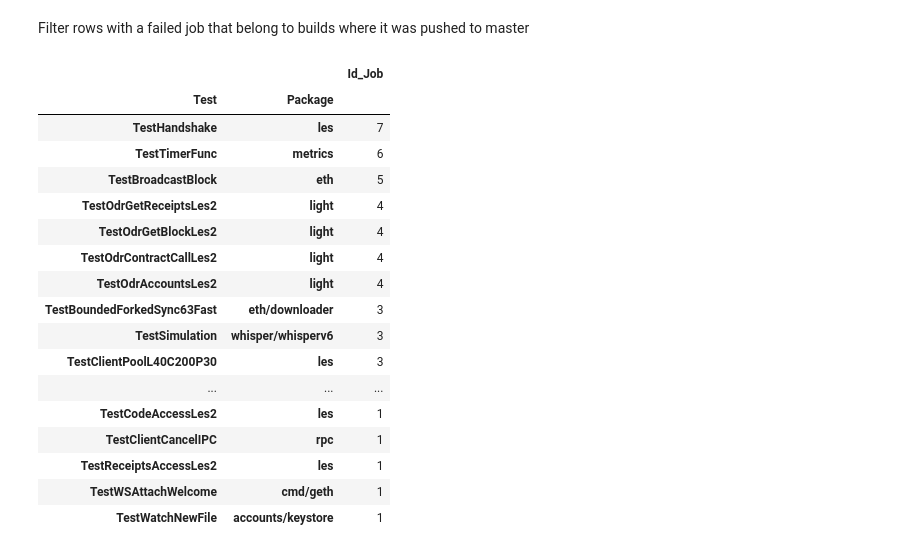
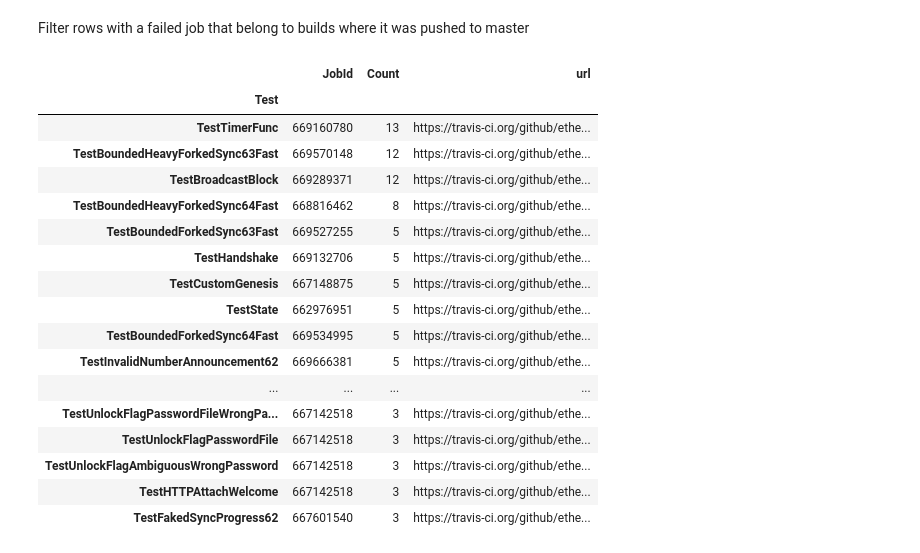
Before and after one commit to adamschmideg/ethereum, a Jupyter notebook: travis/Visualize.ipynb, the cells around one changed output. Cells and saved outputs as stored; diff of their text form; code cells hidden in the pictures.

Commit message:
display job urls

```diff
--- a/travis/Visualize.ipynb
+++ b/travis/Visualize.ipynb
@@ -16,27 +20,35 @@ cutoff_date = '2020-03-03'
 # %%
 df = full[['Test', 'PullRequestNumber']].groupby(by='Test').nunique()
 not_one_pr = df[df.PullRequestNumber.ne(1)].Test.keys().values
+df = full[full.StartedAt_Build >= cutoff_date] \
+    [full.State_Job != "passed"] \
+    [full.Test.isin(not_one_pr)]
-# %%
-with_tests = full[full.Test.isin(not_one_pr)]
-filtered = with_tests[with_tests.State_Job.eq('failed') & with_tests.StartedAt_Build.gt(cutoff_date)]
-cols = filtered[['Package', 'Test', 'Id_Job']]
-cols.groupby(['Test', 'Package']).count().sort_values(by=['Id_Job'], ascending=False)
-# %% [output]
-|  |  | Id_Job |
-| Test | Package |  |
-| TestHandshake | les | 7 |
-| TestTimerFunc | metrics | 6 |
-| TestBroadcastBlock | eth | 5 |
-| TestOdrGetReceiptsLes2 | light | 4 |
-| TestOdrGetBlockLes2 | light | 4 |
-| TestOdrContractCallLes2 | light | 4 |
-| TestOdrAccountsLes2 | light | 4 |
-| TestBoundedForkedSync63Fast | eth/downloader | 3 |
-| TestSimulation | whisper/whisperv6 | 3 |
-| TestClientPoolL40C200P30 | les | 3 |
-| ... | ... | ... |
-| TestCodeAccessLes2 | les | 1 |
-| TestClientCancelIPC | rpc | 1 |
-| TestReceiptsAccessLes2 | les | 1 |
-| TestWSAttachWelcome | cmd/geth | 1 |
-| TestWatchNewFile | accounts/keystore | 1 |
+# %%
+flaky = df[['Package', 'Test', 'Id_Job']] \
+    .groupby(['Test']) \
+    .agg({'Id_Job': ['first', 'count']})
+flaky.columns = ['JobId', 'Count']
+flaky.reset_index()
+flaky['url'] = flaky.apply(lambda row: 'https://travis-ci.org/github/ethereum/go-ethereum/jobs/{}'.format(row.JobId), axis=1)
+flaky = flaky.sort_values(['Count'], ascending=False)
+pd.options.display.max_colwidth = 260
+flaky.head(20)
+# %% [output]
+|  | JobId | Count | url |
+| Test |  |  |  |
+| TestTimerFunc | 669160780 | 13 | https://travis-ci.org/github/ethe... |
+| TestBoundedHeavyForkedSync63Fast | 669570148 | 12 | https://travis-ci.org/github/ethe... |
+| TestBroadcastBlock | 669289371 | 12 | https://travis-ci.org/github/ethe... |
+| TestBoundedHeavyForkedSync64Fast | 668816462 | 8 | https://travis-ci.org/github/ethe... |
+| TestBoundedForkedSync63Fast | 669527255 | 5 | https://travis-ci.org/github/ethe... |
+| TestHandshake | 669132706 | 5 | https://travis-ci.org/github/ethe... |
+| TestCustomGenesis | 667148875 | 5 | https://travis-ci.org/github/ethe... |
+| TestState | 662976951 | 5 | https://travis-ci.org/github/ethe... |
+| TestBoundedForkedSync64Fast | 669534995 | 5 | https://travis-ci.org/github/ethe... |
+| TestInvalidNumberAnnouncement62 | 669666381 | 5 | https://travis-ci.org/github/ethe... |
+| ... | ... | ... | ... |
+| TestUnlockFlagPasswordFileWrongPa... | 667142518 | 3 | https://travis-ci.org/github/ethe... |
+| TestUnlockFlagPasswordFile | 667142518 | 3 | https://travis-ci.org/github/ethe... |
+| TestUnlockFlagAmbiguousWrongPassword | 667142518 | 3 | https://travis-ci.org/github/ethe... |
+| TestHTTPAttachWelcome | 667142518 | 3 | https://travis-ci.org/github/ethe... |
+| TestFakedSyncProgress62 | 667601540 | 3 | https://travis-ci.org/github/ethe... |
```
Also changed, not shown: parts of 6 cells of this notebook.
